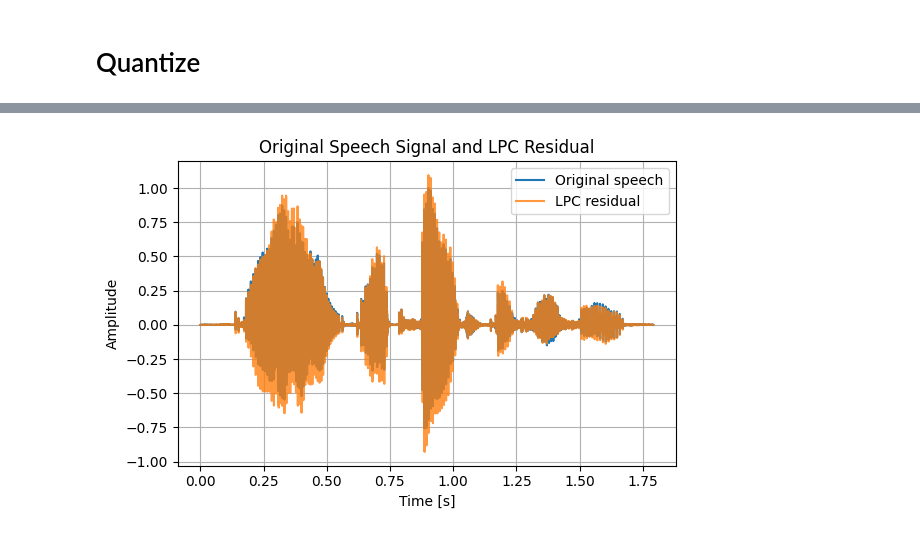
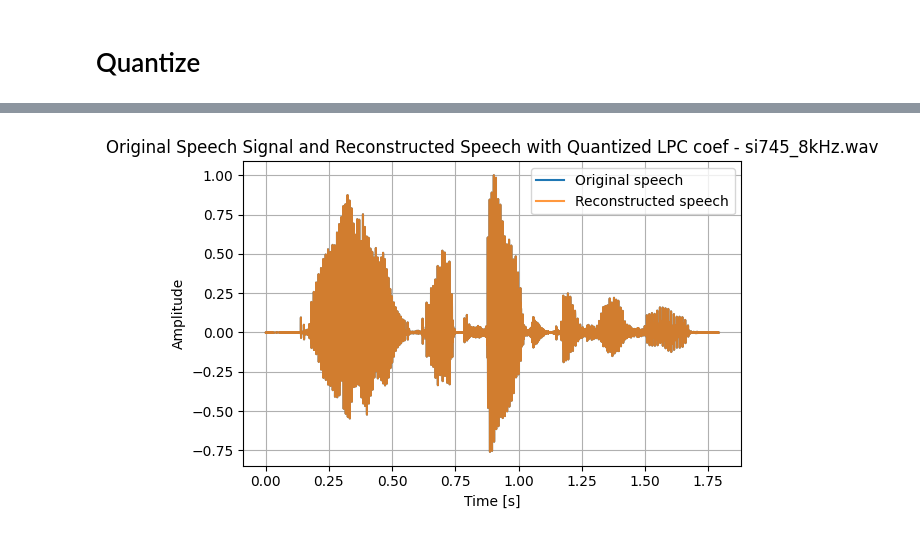
Before and after one commit to thangphan0168/SpeechCodingAalto2026, a Jupyter notebook: src/lpc.ipynb, the cells around one changed output, grey strips where cells are left out. Drawn from its saved outputs; the diff is of its cells as text; code cells hidden in the pictures.

```diff
--- a/src/lpc.ipynb
+++ b/src/lpc.ipynb
@@ -374,2 +276,0 @@ array([ 0.375,  0.375,  0.375,  0.125,  0.125,  0.125, -0.125,  0.125,
-# %%
-lpc_coef_quant = reflection_to_lpc_coef(reflection_coef_quant)
@@ -565,0 +484,21 @@ residual_frames, lpc_coeffs, lpc_coeffs_quant = lpc_analysis_quant(x, fs, 10, 25
+# %%
+fs, female_speech = wav.read('../data/Female_speech/si747_8kHz.wav')
+female_speech = female_speech / max(abs(female_speech))
+display(Audio(female_speech, rate=fs))
+
+residual_frames_female, lpc_coeffs_female, lpc_coeffs_quant_female = lpc_analysis_quant(female_speech, fs, 10, 25)
+residual_full_female = residual_frames_female.flatten()
+residual_full_female = residual_full_female[:len(female_speech)]
+
+t = np.arange(len(female_speech)) / fs
+plt.figure(figsize=(6, 4))
+plt.plot(t, female_speech, label='Original speech')
+plt.plot(t, residual_full_female, label='LPC residual', alpha=0.8)
+
+plt.xlabel('Time [s]')
+plt.ylabel('Amplitude')
+plt.title('Original Speech Signal and LPC Residual si747_8kHz.wav - quantized LPC coefficients')
+plt.legend(loc='upper right')
+plt.grid(True)
+plt.tight_layout()
+plt.show()
@@ -566,26 +508,16 @@ residual_frames, lpc_coeffs, lpc_coeffs_quant = lpc_analysis_quant(x, fs, 10, 25
 # %%
-import numpy as np
-import matplotlib.pyplot as plt
+reconstruted_signal_male, reconstructed_frames_male = lpc_synthesis(residual_frames_male, lpc_coeffs_quant_male)
+display(Audio(reconstruted_signal_male, rate=fs))
 
 
-# 1) Flatten residual frames into a single long residual signal
-residual_full = residual_frames.flatten()
-
-# If your framing padded the signal to full frames, trim residual to match original length
-residual_full = residual_full[:len(x)]
-
-# 2) Create time axis in seconds for the entire signal
-t = np.arange(len(x)) / fs
-
-# 3) Plot original signal and residual on the same amplitude scale
+t = np.arange(len(male_speech)) / fs
 plt.figure(figsize=(6, 4))
-
-plt.plot(t, x, label='Original speech')
-plt.plot(t, residual_full, label='LPC residual', alpha=0.8)
+plt.plot(t, male_speech, label='Original speech')
+plt.plot(t, reconstruted_signal_male[:len(male_speech)], label='Reconstructed speech', alpha=0.8)
 
 plt.xlabel('Time [s]')
 plt.ylabel('Amplitude')
-plt.title('Original Speech Signal and LPC Residual')
+plt.title('Original Speech Signal and Reconstructed Speech with Quantized LPC coef - si745_8kHz.wav')
 plt.legend(loc='upper right')
 plt.grid(True)
 plt.tight_layout()
@@ -594 +527 @@ plt.show()
-[figure, old version]
+[figure, new version]
```
Also changed, not shown: parts of 49 cells of this notebook.
